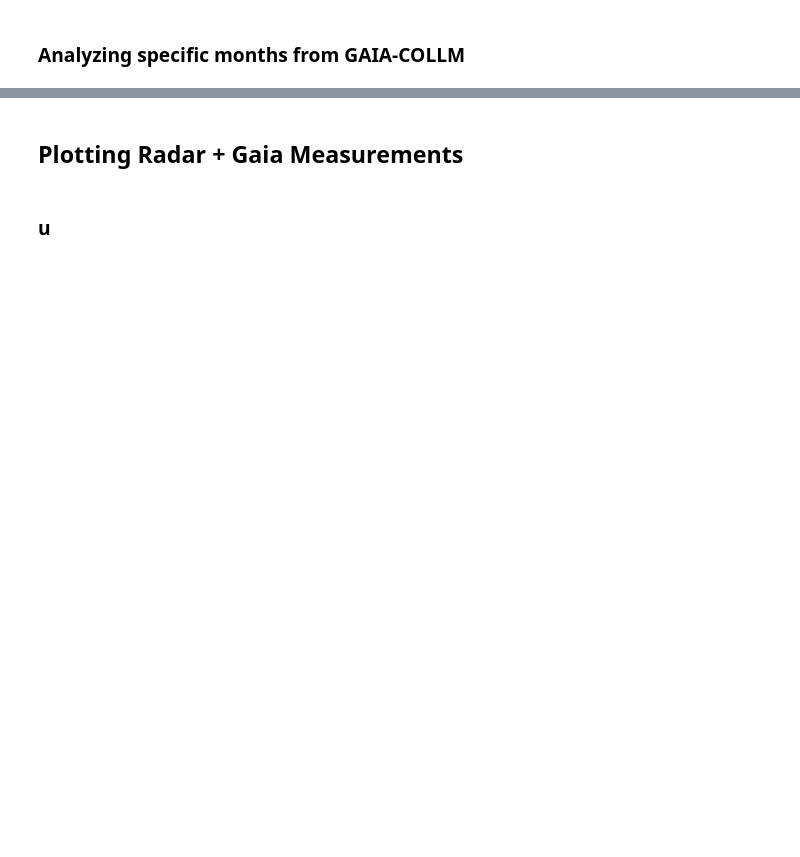
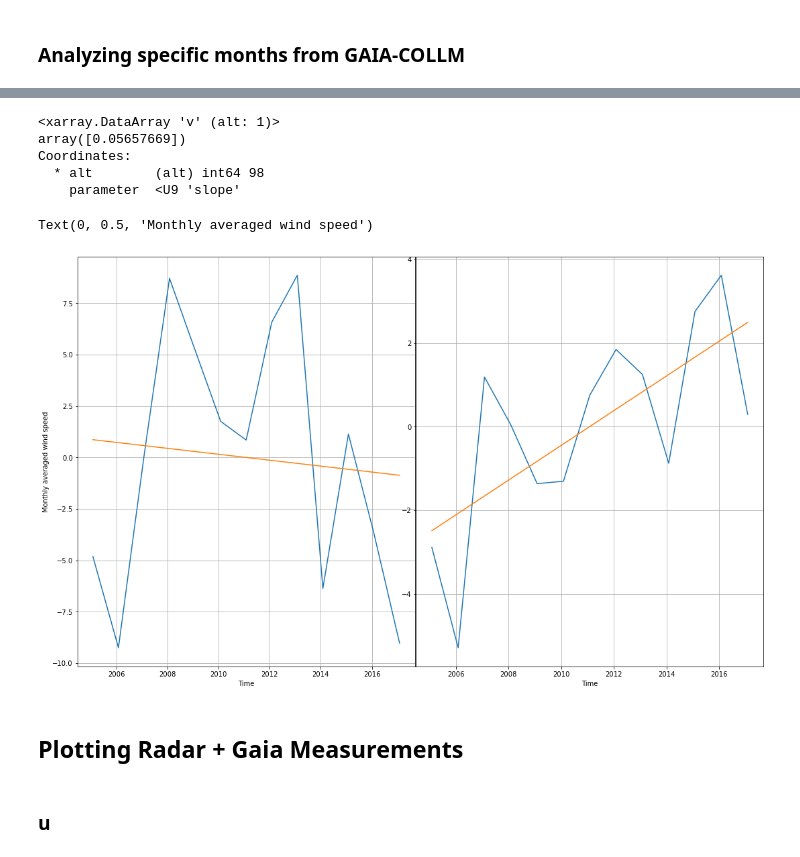
Before and after one commit to VACILT/trends_project, a Jupyter notebook: data_introduction_jason.ipynb, the cells around one changed output, grey strips where cells are left out. Saved outputs shown, nothing was run; the diff lists cells and outputs as text; code cells hidden in the pictures; blank space fills up the shorter version.

```diff
--- a/data_introduction_jason.ipynb
+++ b/data_introduction_jason.ipynb
@@ -337,6 +337,14 @@ def read_gaia_group(gruppe,loc):
         timestart = '2002-01-01'
         timeend = '2018-12-31'
         fname = 'GAIA_CMA_20020101_20171231_run20200531.nc'
+    elif loc=='Kir':
+        timestart = '1999-08-01'
+        timeend = '2017-12-31'
+        fname = 'GAIA_Kir_19990801_20171231_run20200605.nc'
+    elif loc=='Dav':
+        timestart = '2005-01-01'
+        timeend = '2017-12-31'
+        fname = 'GAIA_Dav_20050101_20171231_run20200604.nc'
 
     infile = f'{root_path}{fname}'
     ds = xr.open_dataset(infile, group=gruppe, chunks=15)
@@ -346,14 +354,14 @@ def read_gaia_group(gruppe,loc):
 # %% [markdown]
 ## Gaia Simulations
 # %%
-ds = read_gaia_group('GAIA','Kir')
+ds = read_gaia_group('GAIA','Dav')
 ds
 u_gaia = ds.u0
 v_gaia = ds.v0
 
 print('I reach this line...')
 u_gaia_monano = anomalie('month',u_gaia)
-print('...But not this one')
+print('...And now also this one')
 v_gaia_monano = anomalie('month',v_gaia)
 
 u_gaia_monthly_ano = time_mean('M',u_gaia_monano)
@@ -427,34 +444,42 @@ plt.savefig('test.png', bbox_inches='tight')
 # %%
 #plot actual DATA
 
 fig = plt.figure(constrained_layout=True,figsize = [15,9])
-z = 100
+z = 106
 m_gaia = (u_statistics_gaia.sel(parameter='slope',alt=[z]))
 print(m)
 n_gaia = (u_statistics_gaia.sel(parameter='intercept',alt=[z]))
 reg_gaia = [m_gaia*i+n_gaia for i in x]
 
 windsel_gaia=u_gaia_examon.sel(alt = [z], method = 'nearest')
 ax1 = fig.add_subplot(121)
 ax1.plot(u_gaia_examon.time,windsel_gaia)
 ax1.plot(u_gaia_examon.time,reg_gaia)
 
 ax1.grid()
 
-z = 100
+z = 106
 m_gaia = (v_statistics_gaia.sel(parameter='slope',alt=[z]))
 
 n_gaia = (v_statistics_gaia.sel(parameter='intercept',alt=[z]))
 reg_gaia = [m_gaia*i+n_gaia for i in x]
 windsel_gaia=v_gaia_examon.sel(alt = [z], method = 'nearest')
 ax2 = fig.add_subplot(122)
 ax2.plot(v_gaia_examon.time,windsel_gaia)
 ax2.plot(u_gaia_examon.time,reg_gaia)
 ax2.grid()
 
 ax1.set_xlabel('Time')
 ax2.set_xlabel('Time')
 ax1.set_ylabel('Monthly averaged wind speed')
+# %% [output]
+<xarray.DataArray 'v' (alt: 1)>
+array([0.05657669])
+Coordinates:
+  * alt        (alt) int64 98
+    parameter  <U9 'slope'
+Text(0, 0.5, 'Monthly averaged wind speed')
+[figure, added]
 # %% [markdown]
 ## Plotting Radar + Gaia Measurements
 # %% [markdown]
```
Also changed, not shown: parts of 16 cells of this notebook.
